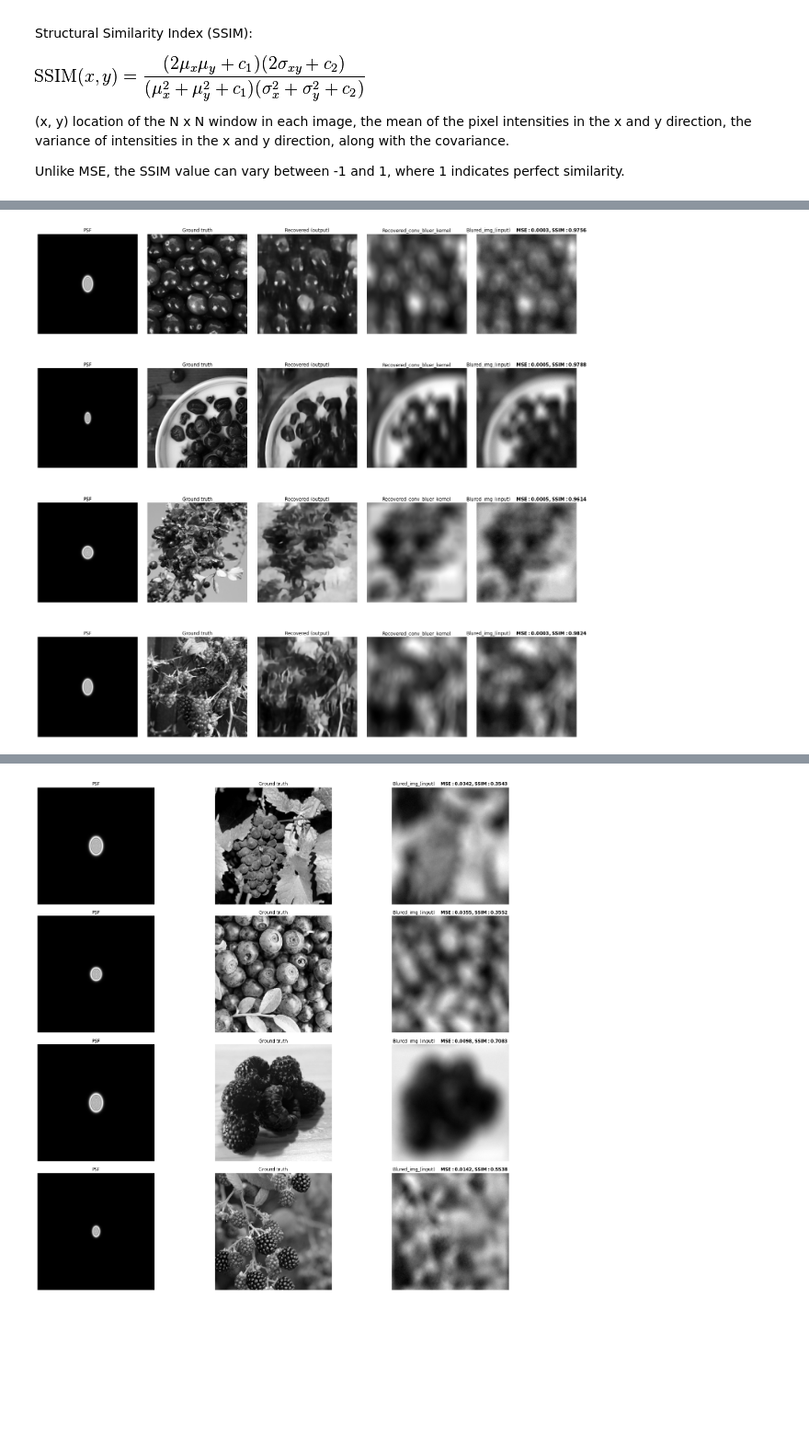
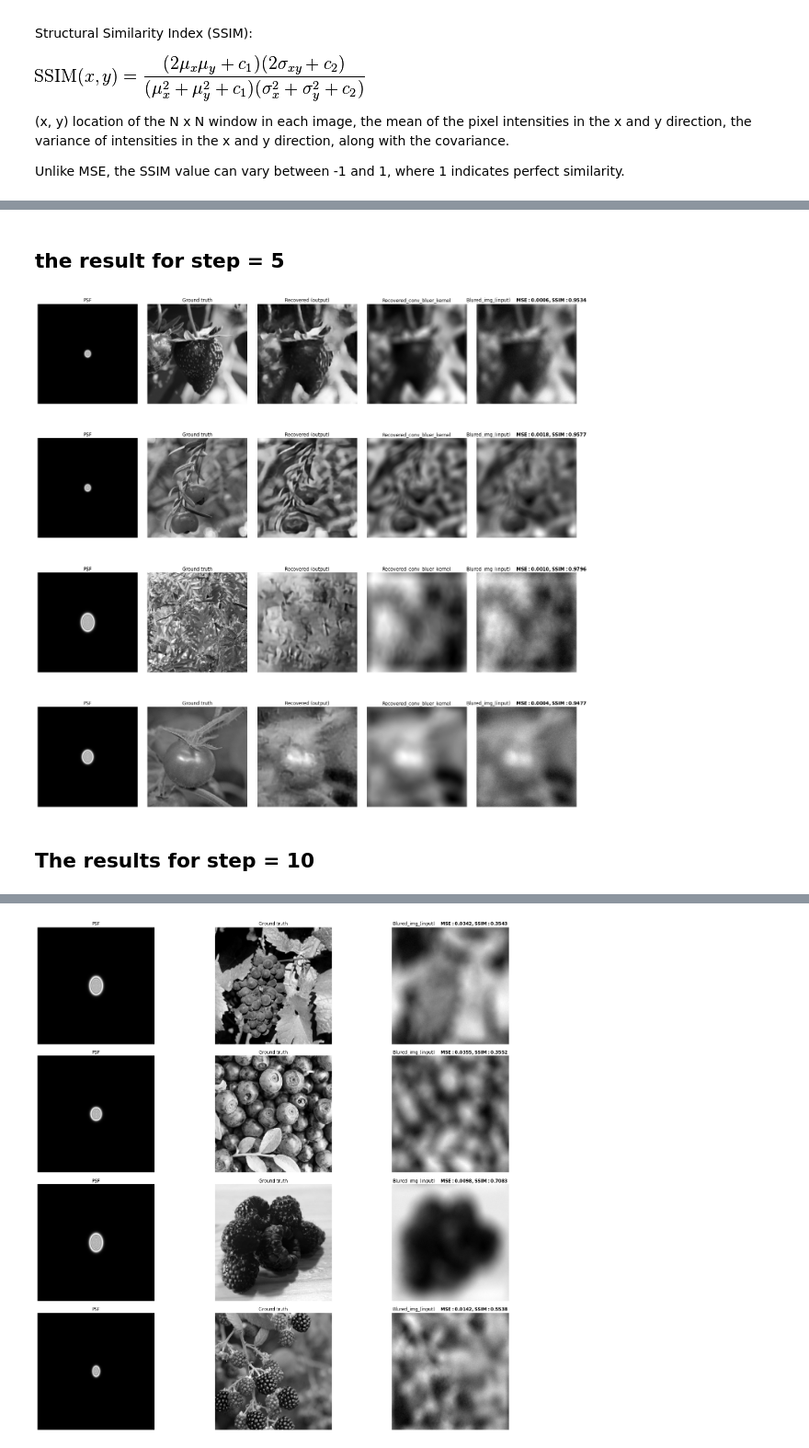
Before and after one commit to tharaaali/rgdn-optimizer-based-deconvolution, a Jupyter notebook: Evalution.ipynb, the cells around one changed output, grey strips where cells are left out. Shown at 92% size. Cells and saved outputs as stored; diff of their text form; code cells hidden in the pictures; blank space fills up the shorter version.

```diff
--- a/Evalution.ipynb
+++ b/Evalution.ipynb
@@ -495,0 +521,2 @@ def out_model_to_numpy(res)->(np.array):
+# %% [markdown]
+## the result for step = 5
@@ -496,18 +527,13 @@ def out_model_to_numpy(res)->(np.array):
 # %%
-#Test the first batch
 
-# get the next iteration of dataset sample
-y, x_gt, k, kt = next(iter(test_loader))
-
-#get the recoverd photo from our model
-res = model(y, k, kt)
+n_imgs=len(y)
 
 #from tensor to numpy
-x_hat=out_model_to_numpy(res)
+x_hat=out_model_to_numpy(res,n_imgs)
 y_np,x_gt_np,k_np,kt_np=data_to_numpy(y,x_gt,k,kt)
 
 
-n_imgs=len(y)
+
 figsize: tuple=(25, 25)
 fig, axs = plt.subplots(nrows=n_imgs, ncols=5, figsize=figsize)
 plt.subplots_adjust(left=None, bottom=None, right=None, top=None, wspace=0.1, hspace=0.1)
@@ -523,31 +549,33 @@ for id_img in range(n_imgs):
             #unite the datatype
             res_conv_k=res_conv_k.astype(np.float32)
             m = mse(res_conv_k, y_np[id_img])
 #             m = mse(x_gt_np[id_img], y_np[id_img])
             s = ssim(res_conv_k, y_np[id_img])
 
 #             compare_images(res_conv_k, y_np, "input to model vs. output*K")
 
             # better visualization psf-shift
             if SHIFT:
                 kj = shift(k_np[id_img])
             else:
                 kj = k_np[id_img[id_img]]
 
             #plot the images
             axs[id_img][0].imshow(kj, cmap='gray')
             axs[id_img][0].set_title("PSF")
 
             axs[id_img][1].imshow(x_gt_np[id_img], cmap='gray')
             axs[id_img][1].set_title("Ground truth")
 
             axs[id_img][2].imshow(x_hat[id_img], cmap='gray')
             axs[id_img][2].set_title("Recovered (output)")
 
             axs[id_img][3].imshow(res_conv_k, cmap='gray')
             axs[id_img][3].set_title("Recovered_conv_bluer_kernel")
 
             axs[id_img][4].imshow(y_np[id_img], cmap='gray')
             axs[id_img][4].set_title("Blured_img_(input)    "+ r"$\bf{" +("MSE: %.4f, SSIM: %.4f" % (m, s))+ "}$")
 # %% [output]
-[figure, old version]
+[figure, new version]
+# %% [markdown]
+## The results for step = 10
```
Also changed, not shown: parts of 27 cells of this notebook, 4 other files.
